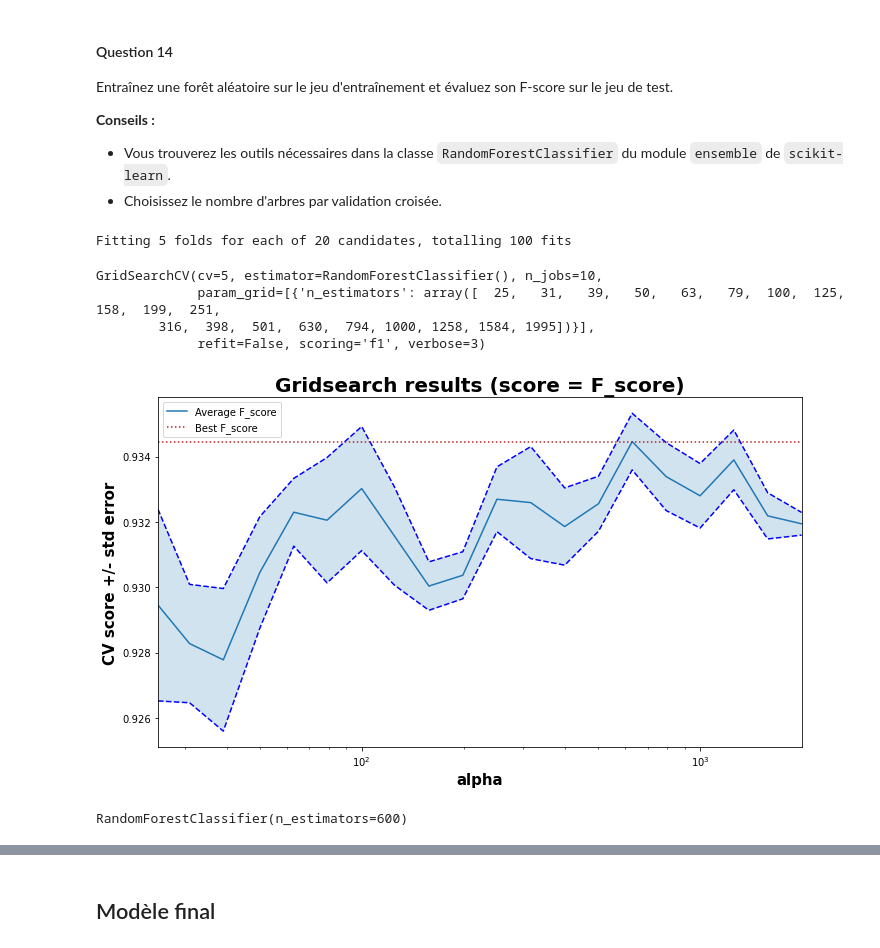
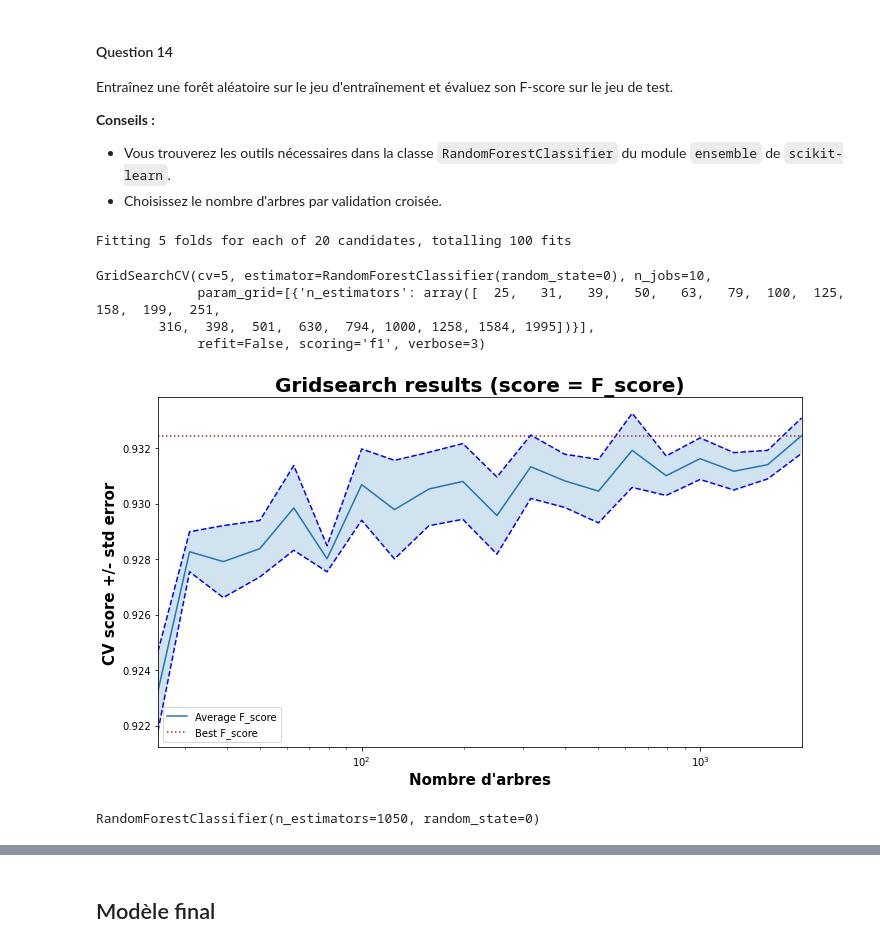
Before and after one commit to LouisJustinTALLOT/projet-science-donnees-bellon-tallot, a Jupyter notebook: Projet.ipynb, the cells around one changed output, grey strips where cells are left out. Saved outputs shown, nothing was run; the diff lists cells and outputs as text; code cells hidden in the pictures.

```diff
--- a/Projet.ipynb
+++ b/Projet.ipynb
@@ -225,3 +225,7 @@ X_train, X_test, y_train, y_test = model_selection.train_test_split(X_public, y_
 X_train.shape, X_test.shape
 # %% [output]
 ((4800, 10), (1200, 10))
+# %%
+standard_scaler = preprocessing.StandardScaler()
+standard_scaler.fit(X_train)
+X_train = standard_scaler.transform(X_train)
@@ -306,7 +314,10 @@ entraîné sur 4800 observations et testé sur 1200 observations vaut 0.94.
 # %% [markdown]
 ## [À partir de la PC 5] Régression logistique
 # %%
-def plot_gridsearch_results(grid, variable, nb_folds):
+def plot_gridsearch_results(grid, variable, nb_folds, x_name):
+    """Affiche les résultats de la recherche du paramètre optimal
+    par validation croisée
+    """
     # get F1
     scores = grid.cv_results_['mean_test_score']
     scores_std = grid.cv_results_['std_test_score']
@@ -328,7 +339,7 @@ def plot_gridsearch_results(grid, variable, nb_folds):
     plt.axhline(np.max(scores), linestyle=':', color="firebrick", label="Best F_score")
 
     # format plot
-    plt.xlabel("alpha", fontweight="bold", fontsize=15)
+    plt.xlabel(x_name, fontweight="bold", fontsize=15)
     plt.ylabel("CV score +/- std error", fontweight="bold", fontsize=15)
     plt.xlim([variable[0], variable[-1]])
     plt.title("Gridsearch results (score = F_score)", fontweight="bold", fontsize=20)
@@ -423,8 +434,8 @@ __Conseils :__
 # %%
 from sklearn.ensemble import RandomForestClassifier
 # %%
-n_trees = np.logspace(1.4, 3.3, 20).astype(int)
-predictor_forest = RandomForestClassifier()
+n_trees = np.logspace(1.4, 3.5, 20).astype(int)
+predictor_forest = RandomForestClassifier(random_state=0)
 tuned_parameters = [{'n_estimators': n_trees}]
 
 nb_folds = 5
@@ -434,19 +445,19 @@ grid = model_selection.GridSearchCV(predictor_forest, tuned_parameters, scoring=
 grid.fit(X_train, y_train)
 # %% [output]
 Fitting 5 folds for each of 20 candidates, totalling 100 fits
-GridSearchCV(cv=5, estimator=RandomForestClassifier(), n_jobs=10,
+GridSearchCV(cv=5, estimator=RandomForestClassifier(random_state=0), n_jobs=10,
              param_grid=[{'n_estimators': array([  25,   31,   39,   50,   63,   79,  100,  125,  158,  199,  251,
         316,  398,  501,  630,  794, 1000, 1258, 1584, 1995])}],
              refit=False, scoring='f1', verbose=3)
 # %%
-plot_gridsearch_results(grid, n_trees, nb_folds)
+plot_gridsearch_results(grid, n_trees, nb_folds, "Nombre d'arbres")
 # %% [output]
-[figure, old version]
+[figure, new version]
 # %%
-predictor_forest = RandomForestClassifier(n_estimators=600)
+predictor_forest = RandomForestClassifier(n_estimators=1050, random_state=0)
 predictor_forest.fit(X_train, y_train)
 # %% [output]
-RandomForestClassifier(n_estimators=600)
+RandomForestClassifier(n_estimators=1050, random_state=0)
 # %%
 y_pred = predictor_forest.predict(X_test)
 
```
Also changed, not shown: parts of 17 cells of this notebook.
